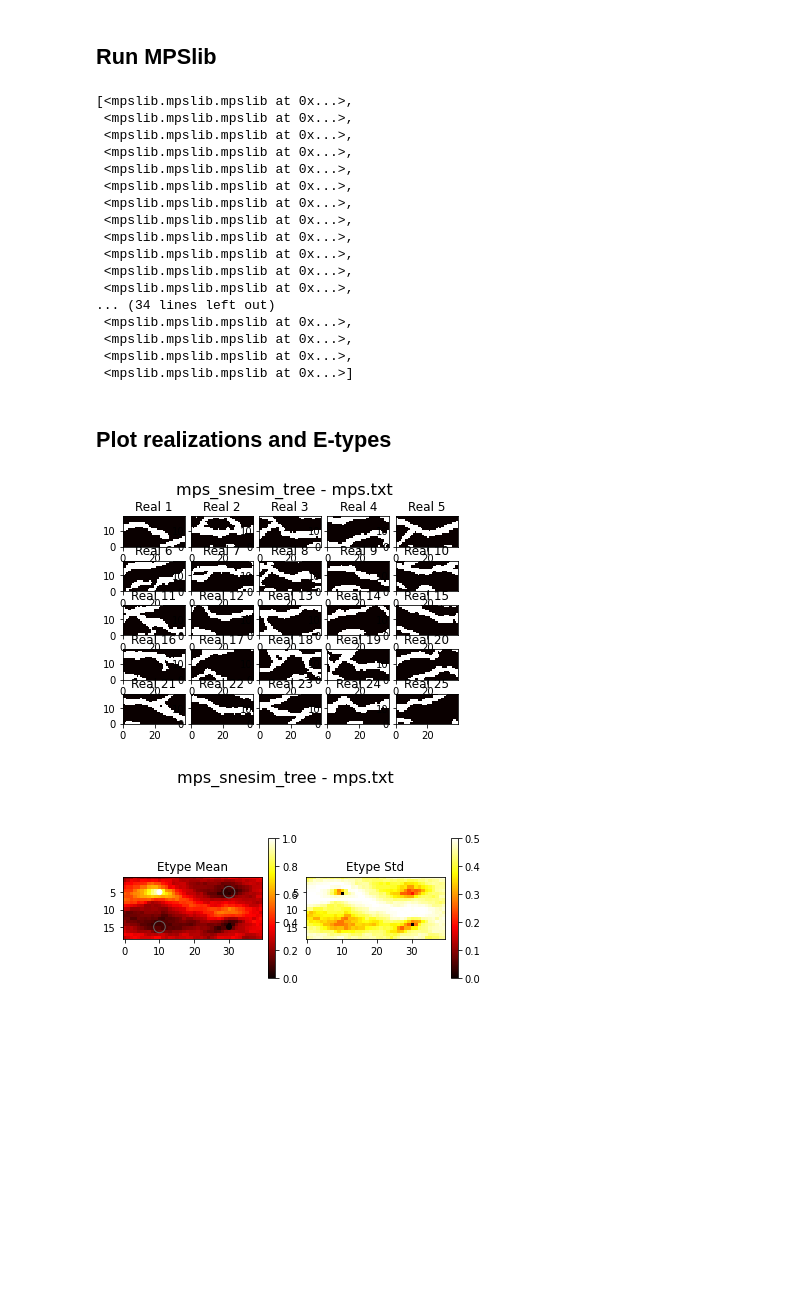
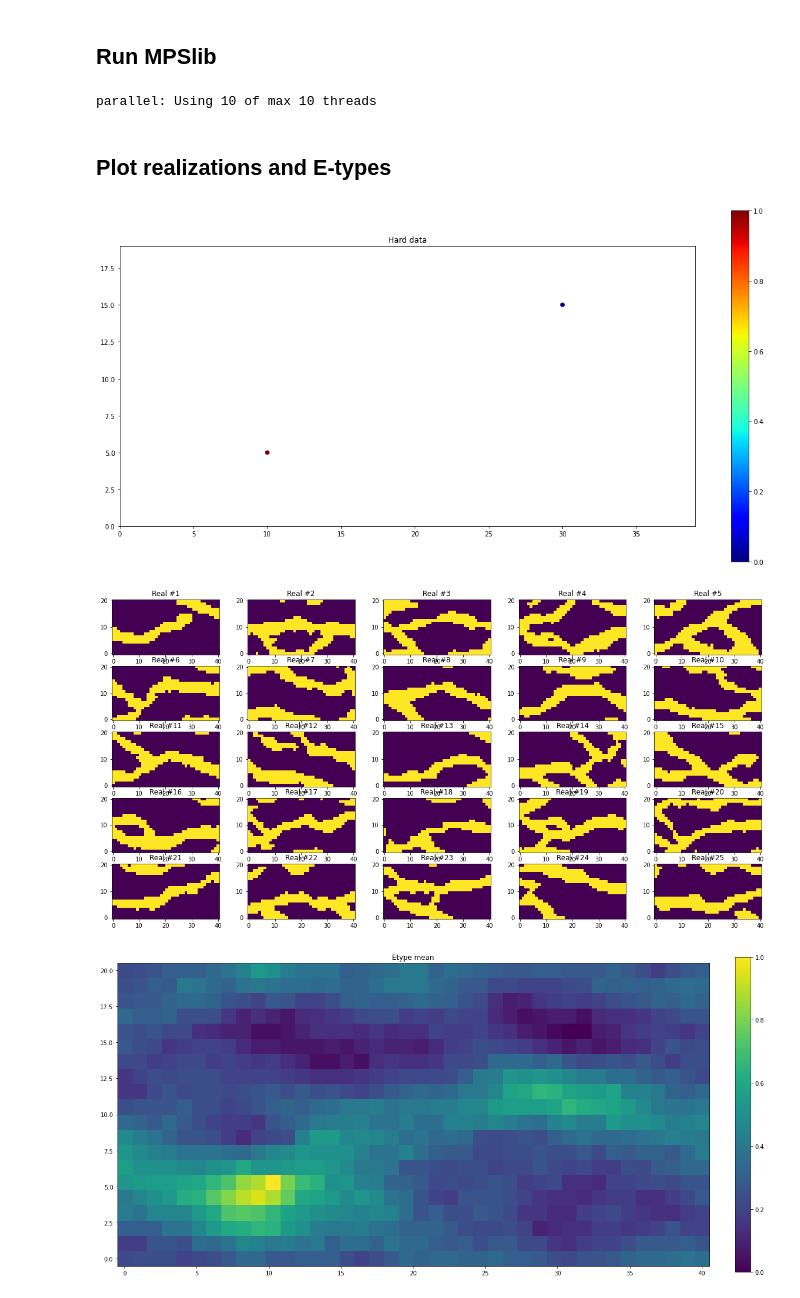
Before and after one commit to cultpenguin/sippi-all, a Jupyter notebook: scikit-mps/examples/mpslib_in_google_colab.ipynb, the cells around one changed output. Cells and saved outputs as stored; diff of their text form; code cells hidden in the pictures; blank space fills up the shorter version.

```diff
--- a/scikit-mps/examples/mpslib_in_google_colab.ipynb
+++ b/scikit-mps/examples/mpslib_in_google_colab.ipynb
@@ -49,3 +41,7 @@ import mpslib as mps
 import matplotlib.pyplot as plt
 import numpy as np
 import scipy as sp
+import pyvista as pv
+plt.rc('figure', figsize=(12.0, 6.0))
+pv.set_plot_theme("document")
+#pv.global_theme.jupyter_backend = 'panel'  # use this in jupyter lab
@@ -64,11 +48,11 @@ plt.imshow(TI[:,:,0].T)
 # %% [markdown]
 ## Setup MPSlib
 # %%
-O = mps.mpslib(method='mps_snesim_tree',verbose_level=-1, debug_level=-1)
+O = mps.mpslib(method='mps_snesim_tree',verbose_level=0, debug_level=-1)
 #O = mps.mpslib(method='mps_genesim')
 O.parameter_filename = 'mps.txt'
-O.par['n_real']=100
-O.par['n_cond']=36
+O.par['n_real']=50
+O.par['n_cond']=25
 O.par['template_size']=np.array([[10,5],[10,5],[1,1]])
 O.par['origin']=np.array([0,0,0])
 O.par['simulation_grid_size']=np.array([40,20,1])
@@ -82,4 +66,9 @@ O.d_soft = np.array([[ 10, 15, 0, 0.9, 0.1],
                        [ 30, 5, 0, 0.9, 0.1]])
 
 # TI
+TI, TI_filename = mps.trainingimages.strebelle(di=2, coarse3d=1)
 O.ti = TI
+O.plot_ti()
+
+# plot simulation grid
+O.plot_simulation_grid()
@@ -89,30 +81,16 @@ O.ti = TI
 # Serial
 #O.run()
 # Parallel
-O.run_parallel()
+O.run_parallel();
 # %% [output]
-[<mpslib.mpslib.mpslib at 0x...>,
- <mpslib.mpslib.mpslib at 0x...>,
- <mpslib.mpslib.mpslib at 0x...>,
- <mpslib.mpslib.mpslib at 0x...>,
- <mpslib.mpslib.mpslib at 0x...>,
- <mpslib.mpslib.mpslib at 0x...>,
- <mpslib.mpslib.mpslib at 0x...>,
- <mpslib.mpslib.mpslib at 0x...>,
- <mpslib.mpslib.mpslib at 0x...>,
- <mpslib.mpslib.mpslib at 0x...>,
- <mpslib.mpslib.mpslib at 0x...>,
- <mpslib.mpslib.mpslib at 0x...>,
-... (34 lines left out)
- <mpslib.mpslib.mpslib at 0x...>,
- <mpslib.mpslib.mpslib at 0x...>,
- <mpslib.mpslib.mpslib at 0x...>,
- <mpslib.mpslib.mpslib at 0x...>]
+parallel: Using 10 of max 10 threads
 # %% [markdown]
 ## Plot realizations and E-types
 # %%
+O.plot_hard()
 O.plot_reals()
 O.plot_etype()
 # %% [output]
-[figure, old version]
+[figure, new version]
-[figure, old version]
+[figure, new version]
+[figure, added]
```
Also changed, not shown: parts of 5 cells of this notebook, 2 other files.
